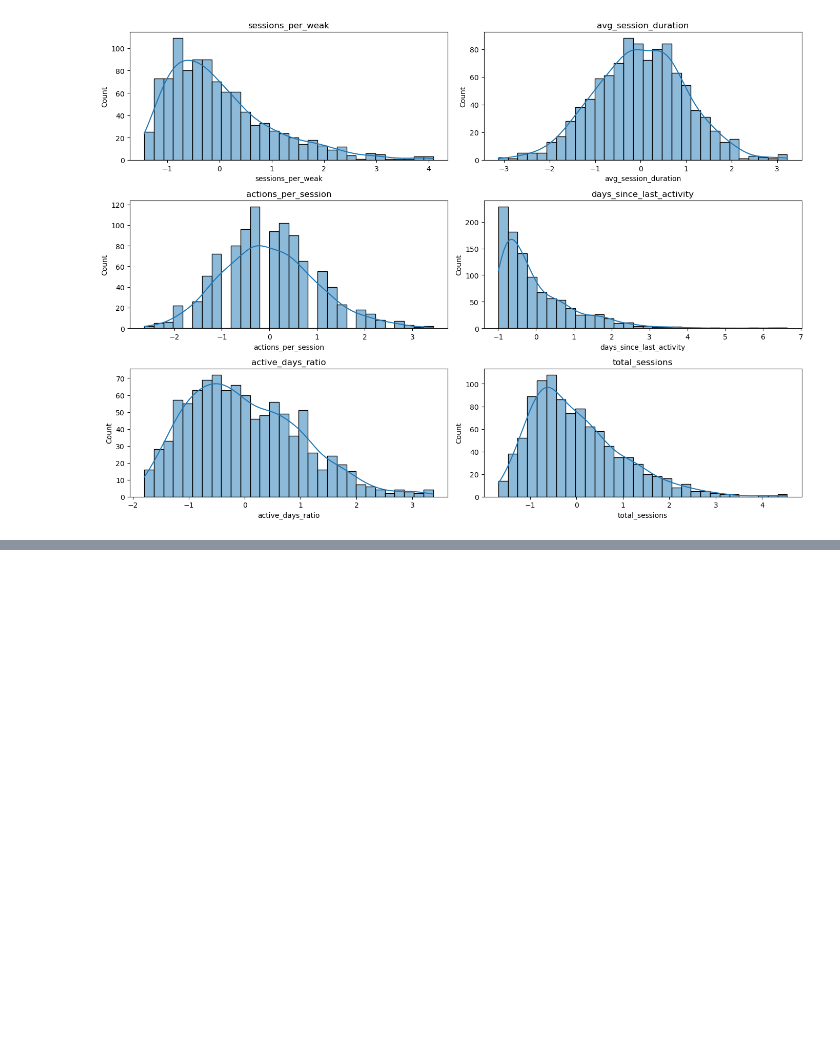
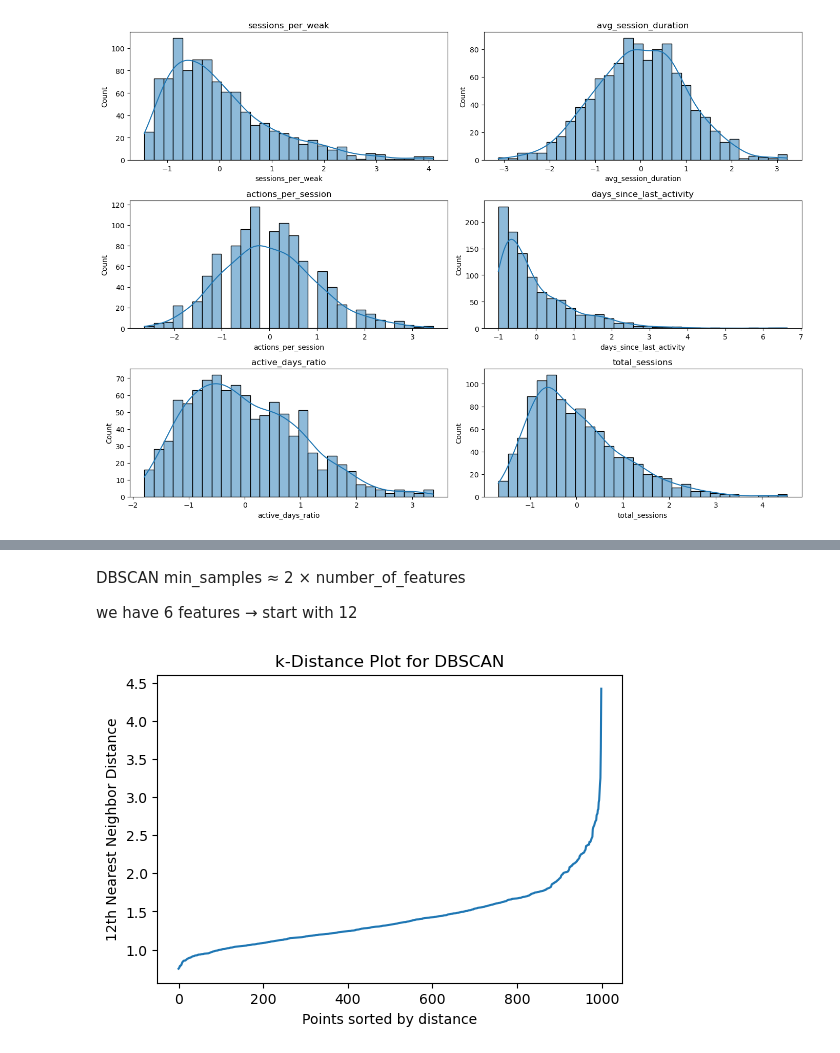
Before and after one commit to Fantom-1/ML-Diaries, a Jupyter notebook: MLDiaries05_UserBehaviour/UserBehaviour.ipynb, the cells around one changed output, grey strips where cells are left out. Saved outputs shown, nothing was run; the diff lists cells and outputs as text; code cells hidden in the pictures; blank space fills up the shorter version.

```diff
--- a/MLDiaries05_UserBehaviour/UserBehaviour.ipynb
+++ b/MLDiaries05_UserBehaviour/UserBehaviour.ipynb
@@ -101,0 +180,22 @@ plt.show()
+# %% [markdown]
+DBSCAN
+min_samples ≈ 2 × number_of_features
+
+we have 6 features → start with 12
+# %%
+from sklearn.neighbors import NearestNeighbors
+
+neighbors = NearestNeighbors(n_neighbors=12)
+neighbors_fit = neighbors.fit(scaled_df.drop(columns='cluster', errors='ignore'))
+distances, indices = neighbors_fit.kneighbors(scaled_df.drop(columns='cluster', errors='ignore'))
+
+distances = np.sort(distances[:, -1])
+# %%
+plt.figure(figsize=(6,4))
+plt.plot(distances)
+plt.xlabel("Points sorted by distance")
+plt.ylabel("12th Nearest Neighbor Distance")
+plt.title("k-Distance Plot for DBSCAN")
+plt.show()
+# %% [output]
+[figure, added]
```
Also changed, not shown: parts of 16 cells of this notebook, 5 other files.
